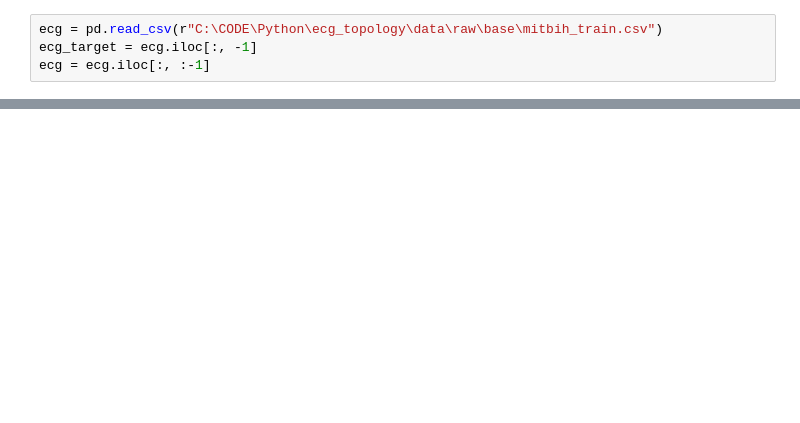
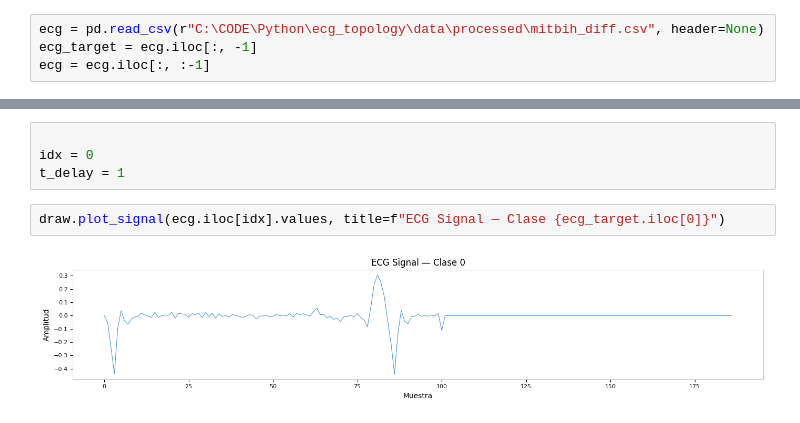
Before and after one commit to DiegoVilla03/ecg_topology, a Jupyter notebook: notebooks/EDA.ipynb, the cells around one changed output, grey strips where cells are left out. Drawn from its saved outputs; the diff is of its cells as text; blank space fills up the shorter version.

```diff
--- a/notebooks/EDA.ipynb
+++ b/notebooks/EDA.ipynb
@@ -7,5 +8,5 @@ import tda_ecg as tda
 # %%
-ecg = pd.read_csv(r"C:\CODE\Python\ecg_topology\data\raw\base\mitbih_train.csv")
+ecg = pd.read_csv(r"C:\CODE\Python\ecg_topology\data\processed\mitbih_diff.csv", header=None)
 ecg_target = ecg.iloc[:, -1]
 ecg = ecg.iloc[:, :-1]
 # %%
@@ -148,0 +22,8 @@ for plot_type in ['scatter', 'lines']:
+# %%
+
+idx = 0
+t_delay = 1
+# %%
+draw.plot_signal(ecg.iloc[idx].values, title=f"ECG Signal — Clase {ecg_target.iloc[0]}")
+# %% [output]
+[figure, added]
```
Also changed, not shown: parts of 11 cells of this notebook, 11 other files.
